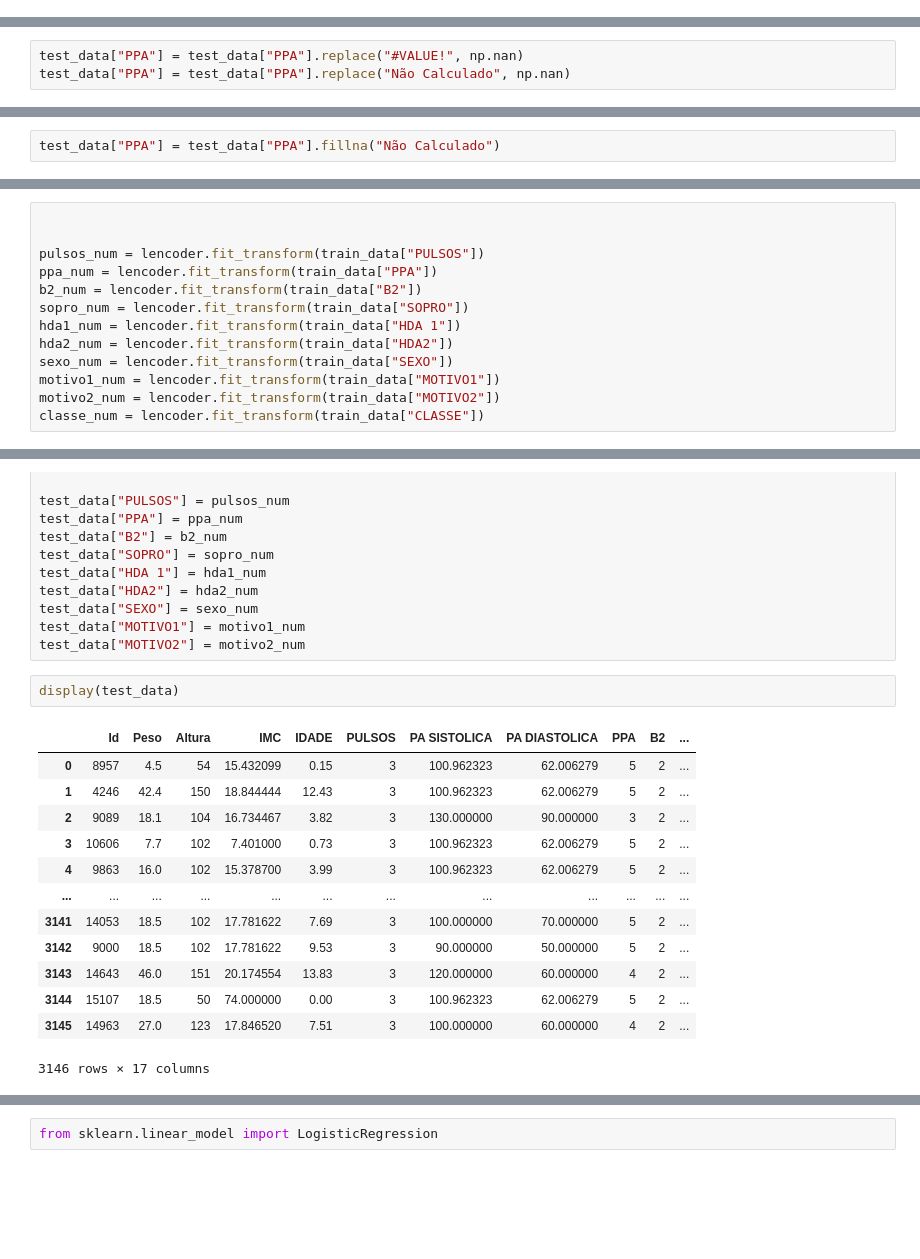
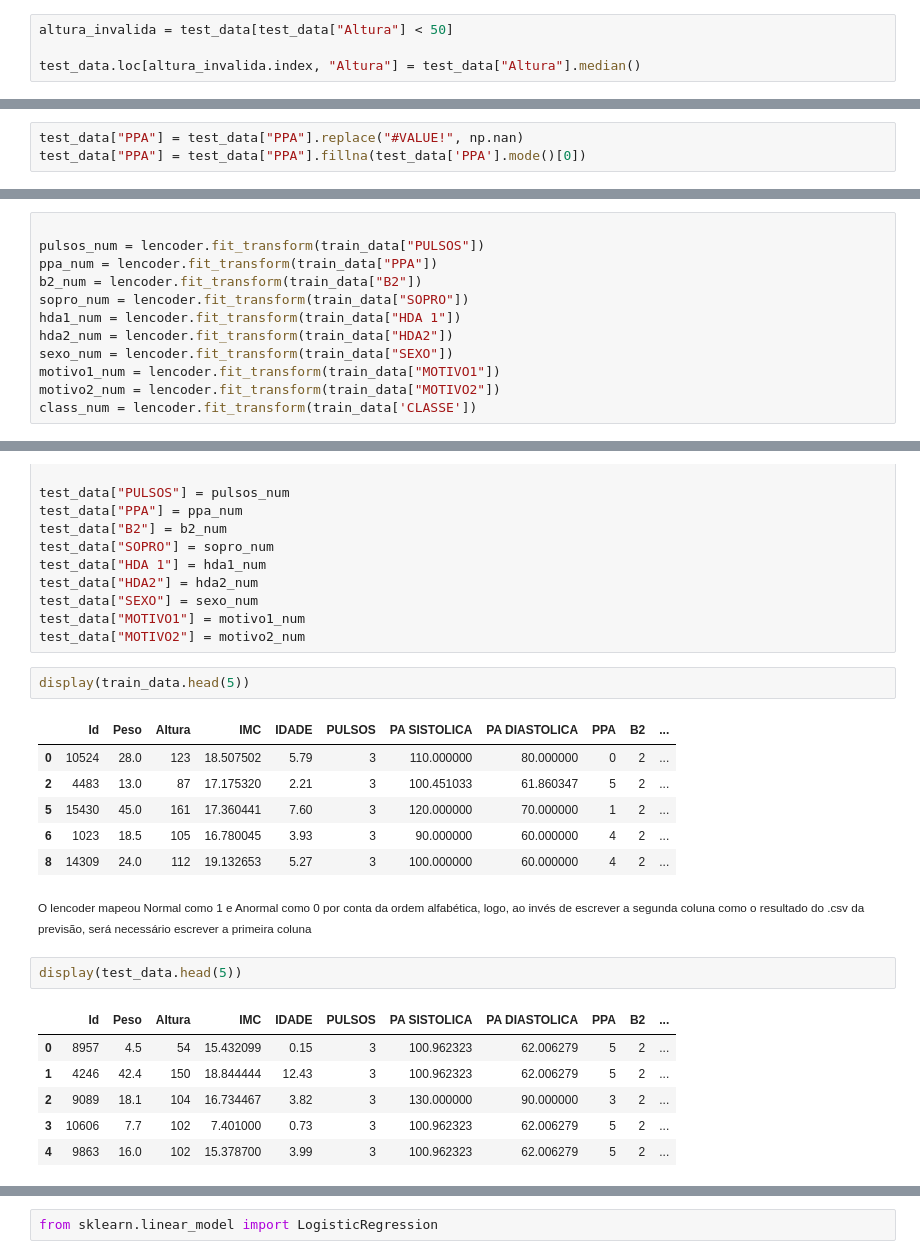
Before and after one commit to guisantoxxx/trabalho-AM, a Jupyter notebook: main.ipynb, the cells around one changed output, grey strips where cells are left out. Cells and saved outputs as stored; diff of their text form; blank space fills up the shorter version.

```diff
--- a/main.ipynb
+++ b/main.ipynb
@@ -234,2 +646,6 @@ test_data["Peso"] = test_data["Peso"].replace(0, test_data["Peso"].median())
 # %%
 test_data["Altura"] = test_data["Altura"].replace(0, test_data["Altura"].median())
+# %%
+altura_invalida = test_data[test_data["Altura"] < 50]
+
+test_data.loc[altura_invalida.index, "Altura"] = test_data["Altura"].median()
@@ -267,12 +697,10 @@ test_data["HDA 1"] = test_data["HDA 1"].fillna("Assintomático")
 test_data["HDA2"] = test_data["HDA 1"].fillna("Assintomático")
 # %%
 test_data["PPA"] = test_data["PPA"].replace("#VALUE!", np.nan)
-test_data["PPA"] = test_data["PPA"].replace("Não Calculado", np.nan)
+test_data["PPA"] = test_data["PPA"].fillna(test_data['PPA'].mode()[0])
 # %%
 test_data["HDA 1"] = test_data["HDA 1"].fillna("Assintomático")
 test_data["HDA2"] = test_data["HDA2"].fillna("Assintomático")
-# %%
-test_data["PPA"] = test_data["PPA"].fillna("Não Calculado")
 # %%
 display(test_data.isna().sum())
 # %% [output]
@@ -317,5 +762,4 @@ lencoder = LabelEncoder()
 # %%
-
 
 pulsos_num = lencoder.fit_transform(train_data["PULSOS"])
 ppa_num = lencoder.fit_transform(train_data["PPA"])
@@ -326,7 +770,7 @@ hda2_num = lencoder.fit_transform(train_data["HDA2"])
 sexo_num = lencoder.fit_transform(train_data["SEXO"])
 motivo1_num = lencoder.fit_transform(train_data["MOTIVO1"])
 motivo2_num = lencoder.fit_transform(train_data["MOTIVO2"])
-classe_num = lencoder.fit_transform(train_data["CLASSE"])
+class_num = lencoder.fit_transform(train_data['CLASSE'])
 # %%
 train_data["PULSOS"] = pulsos_num
 train_data["PPA"] = ppa_num
@@ -358,19 +804,23 @@ test_data["HDA2"] = hda2_num
 test_data["SEXO"] = sexo_num
 test_data["MOTIVO1"] = motivo1_num
 test_data["MOTIVO2"] = motivo2_num
+# %%
+display(train_data.head(5))
+# %% [output]
+|  | Id | Peso | Altura | IMC | IDADE | PULSOS | PA SISTOLICA | PA DIASTOLICA | PPA | B2 | ... |
+| 0 | 10524 | 28.0 | 123 | 18.507502 | 5.79 | 3 | 110.000000 | 80.000000 | 0 | 2 | ... |
+| 2 | 4483 | 13.0 | 87 | 17.175320 | 2.21 | 3 | 100.451033 | 61.860347 | 5 | 2 | ... |
+| 5 | 15430 | 45.0 | 161 | 17.360441 | 7.60 | 3 | 120.000000 | 70.000000 | 1 | 2 | ... |
+| 6 | 1023 | 18.5 | 105 | 16.780045 | 3.93 | 3 | 90.000000 | 60.000000 | 4 | 2 | ... |
+| 8 | 14309 | 24.0 | 112 | 19.132653 | 5.27 | 3 | 100.000000 | 60.000000 | 4 | 2 | ... |
+# %% [markdown]
+<small>O lencoder mapeou Normal como 1 e Anormal como 0 por conta da ordem alfabética, logo, ao invés de escrever a segunda coluna como o resultado do .csv da previsão, será necessário escrever a primeira coluna</small>
 # %%
-display(test_data)
+display(test_data.head(5))
 # %% [output]
 |  | Id | Peso | Altura | IMC | IDADE | PULSOS | PA SISTOLICA | PA DIASTOLICA | PPA | B2 | ... |
 | 0 | 8957 | 4.5 | 54 | 15.432099 | 0.15 | 3 | 100.962323 | 62.006279 | 5 | 2 | ... |
 | 1 | 4246 | 42.4 | 150 | 18.844444 | 12.43 | 3 | 100.962323 | 62.006279 | 5 | 2 | ... |
 | 2 | 9089 | 18.1 | 104 | 16.734467 | 3.82 | 3 | 130.000000 | 90.000000 | 3 | 2 | ... |
 | 3 | 10606 | 7.7 | 102 | 7.401000 | 0.73 | 3 | 100.962323 | 62.006279 | 5 | 2 | ... |
 | 4 | 9863 | 16.0 | 102 | 15.378700 | 3.99 | 3 | 100.962323 | 62.006279 | 5 | 2 | ... |
-| ... | ... | ... | ... | ... | ... | ... | ... | ... | ... | ... | ... |
-| 3141 | 14053 | 18.5 | 102 | 17.781622 | 7.69 | 3 | 100.000000 | 70.000000 | 5 | 2 | ... |
-| 3142 | 9000 | 18.5 | 102 | 17.781622 | 9.53 | 3 | 90.000000 | 50.000000 | 5 | 2 | ... |
-| 3143 | 14643 | 46.0 | 151 | 20.174554 | 13.83 | 3 | 120.000000 | 60.000000 | 4 | 2 | ... |
-| 3144 | 15107 | 18.5 | 50 | 74.000000 | 0.00 | 3 | 100.962323 | 62.006279 | 5 | 2 | ... |
-| 3145 | 14963 | 27.0 | 123 | 17.846520 | 7.51 | 3 | 100.000000 | 60.000000 | 4 | 2 | ... |
-3146 rows × 17 columns
```
Also changed, not shown: parts of 176 cells of this notebook, 12 other files.
